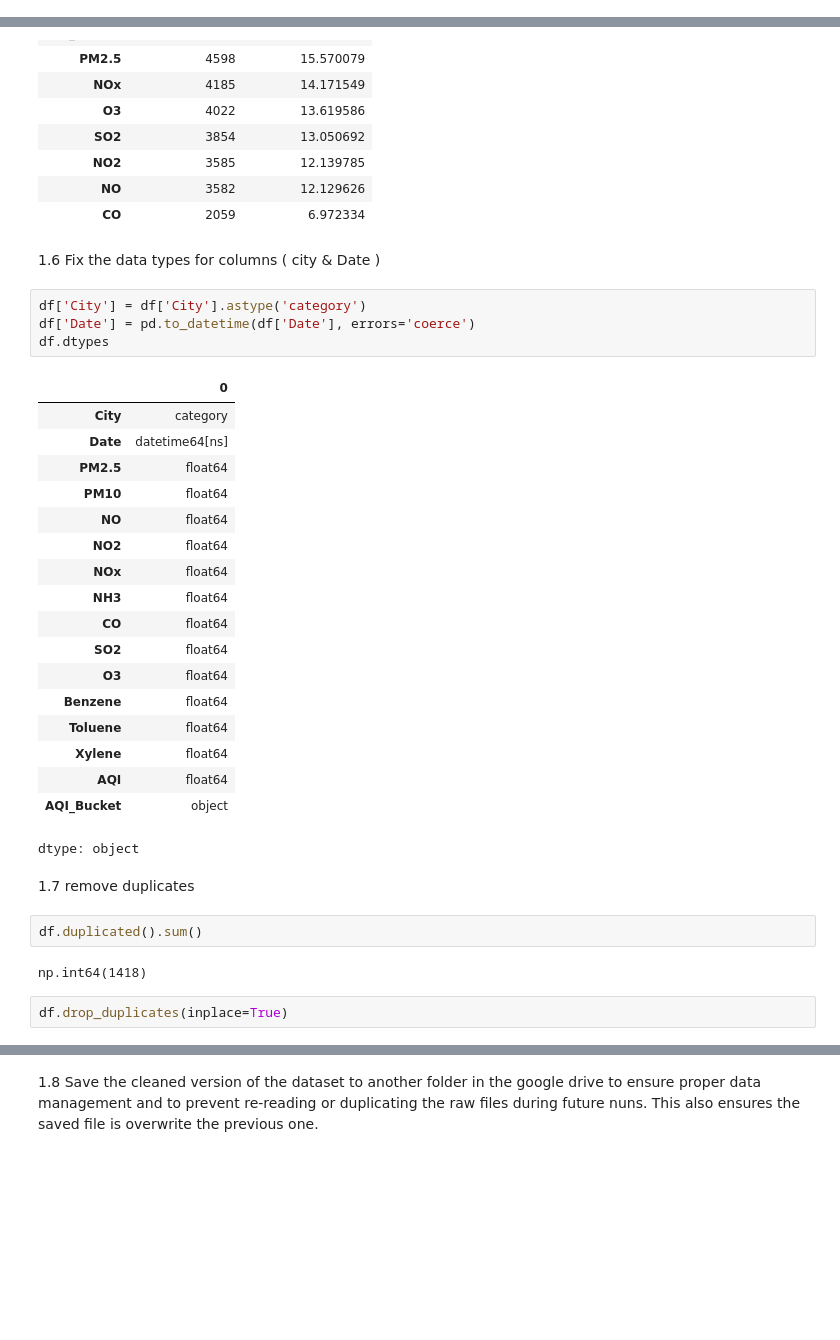
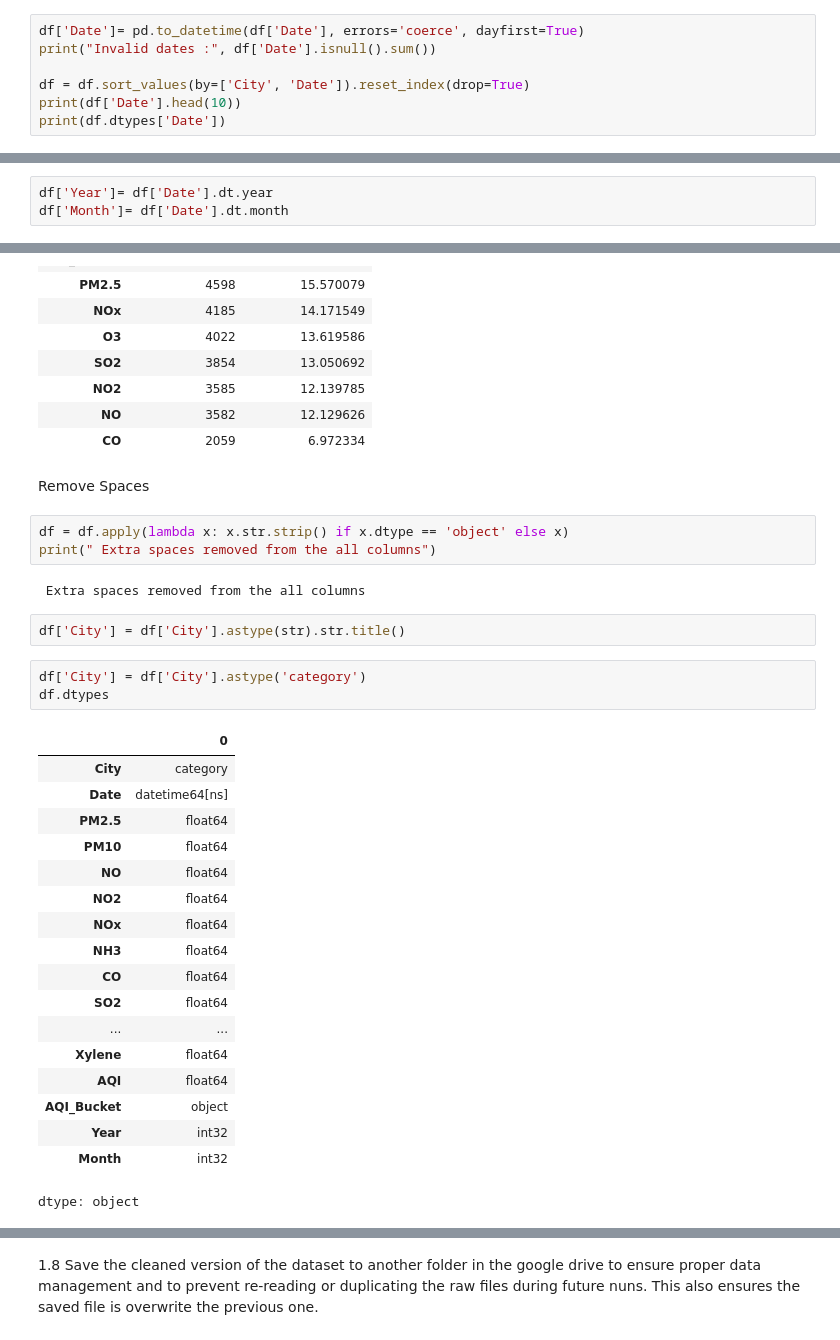
Before and after one commit to jamalamro25/CMP7005_PRAC1_Jamalamro, a Jupyter notebook: Final_Assignment_CMP7005_PRAC1.ipynb, the cells around one changed output, grey strips where cells are left out. Cells and saved outputs as stored; diff of their text form; blank space fills up the shorter version.

Commit message:
3- Data Cleaning Part 2

```diff
--- a/Final_Assignment_CMP7005_PRAC1.ipynb
+++ b/Final_Assignment_CMP7005_PRAC1.ipynb
@@ -163,0 +166,7 @@ np.int64(0)
+# %%
+df['Date']= pd.to_datetime(df['Date'], errors='coerce', dayfirst=True)
+print("Invalid dates :", df['Date'].isnull().sum())
+
+df = df.sort_values(by=['City', 'Date']).reset_index(drop=True)
+print(df['Date'].head(10))
+print(df.dtypes['Date'])
@@ -164,3 +187,6 @@ np.int64(0)
+# %%
+df['Year']= df['Date'].dt.year
+df['Month']= df['Date'].dt.month
 # %%
 df.shape
 # %% [output]
@@ -239,36 +287,34 @@ display(missing_values.style.background_gradient(cmap='Reds'))
 | NO2 | 3585 | 12.139785 |
 | NO | 3582 | 12.129626 |
 | CO | 2059 | 6.972334 |
-# %% [markdown]
-1.6 Fix the data types for columns ( city & Date )
+# %% [markdown]
+Remove Spaces
+# %%
+df = df.apply(lambda x: x.str.strip() if x.dtype == 'object' else x)
+print(" Extra spaces removed from the all columns")
+# %% [output]
+ Extra spaces removed from the all columns
+# %%
+df['City'] = df['City'].astype(str).str.title()
 # %%
 df['City'] = df['City'].astype('category')
-df['Date'] = pd.to_datetime(df['Date'], errors='coerce')
 df.dtypes
 # %% [output]
 |  | 0 |
 | City | category |
 | Date | datetime64[ns] |
 | PM2.5 | float64 |
 | PM10 | float64 |
 | NO | float64 |
 | NO2 | float64 |
 | NOx | float64 |
 | NH3 | float64 |
 | CO | float64 |
 | SO2 | float64 |
-| O3 | float64 |
-| Benzene | float64 |
-| Toluene | float64 |
+| ... | ... |
 | Xylene | float64 |
 | AQI | float64 |
 | AQI_Bucket | object |
+| Year | int32 |
+| Month | int32 |
 dtype: object
-# %% [markdown]
-1.7 remove duplicates
-# %%
-df.duplicated().sum()
-# %% [output]
-np.int64(1418)
-# %%
-df.drop_duplicates(inplace=True)
```
Also changed, not shown: parts of 21 cells of this notebook.
